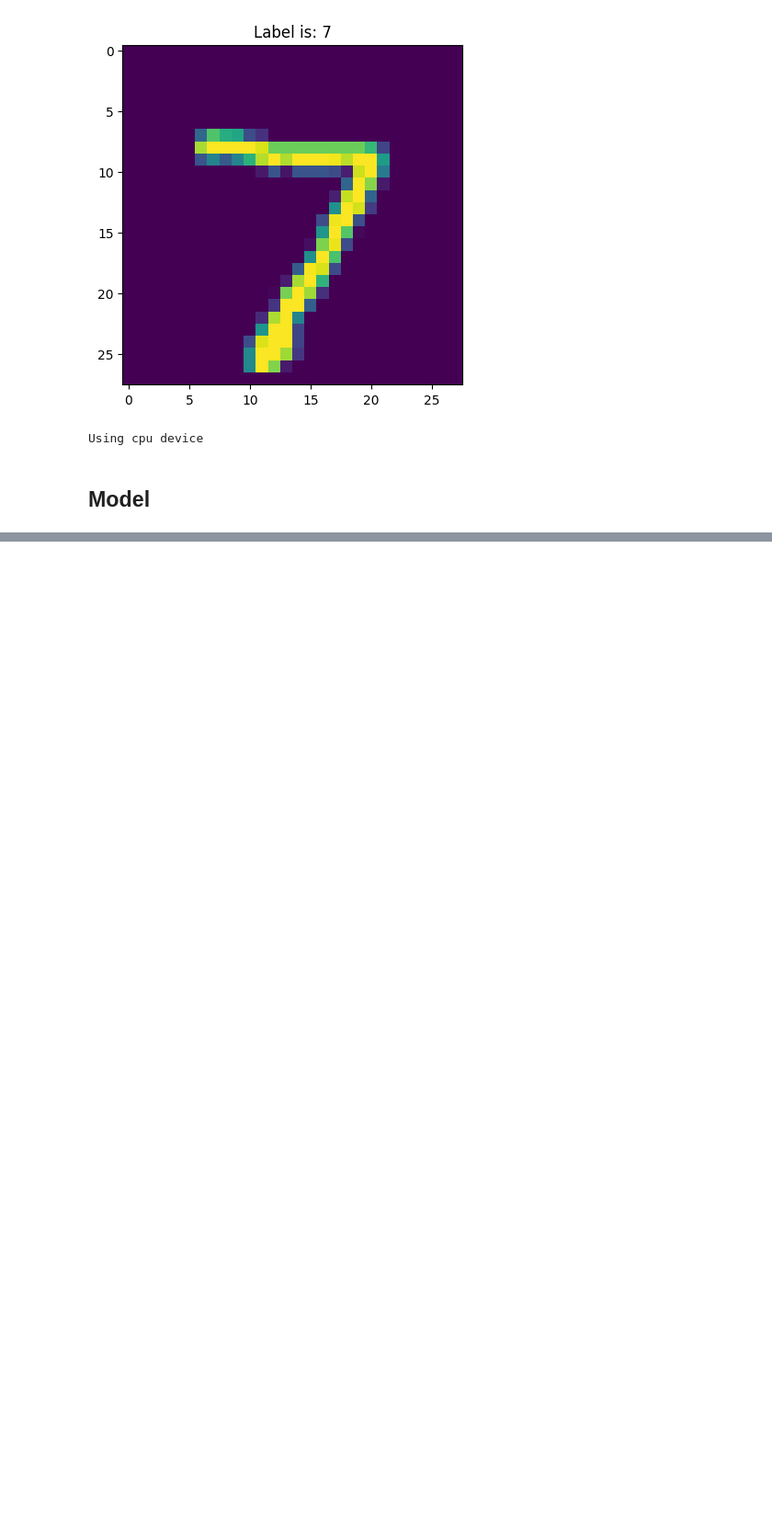
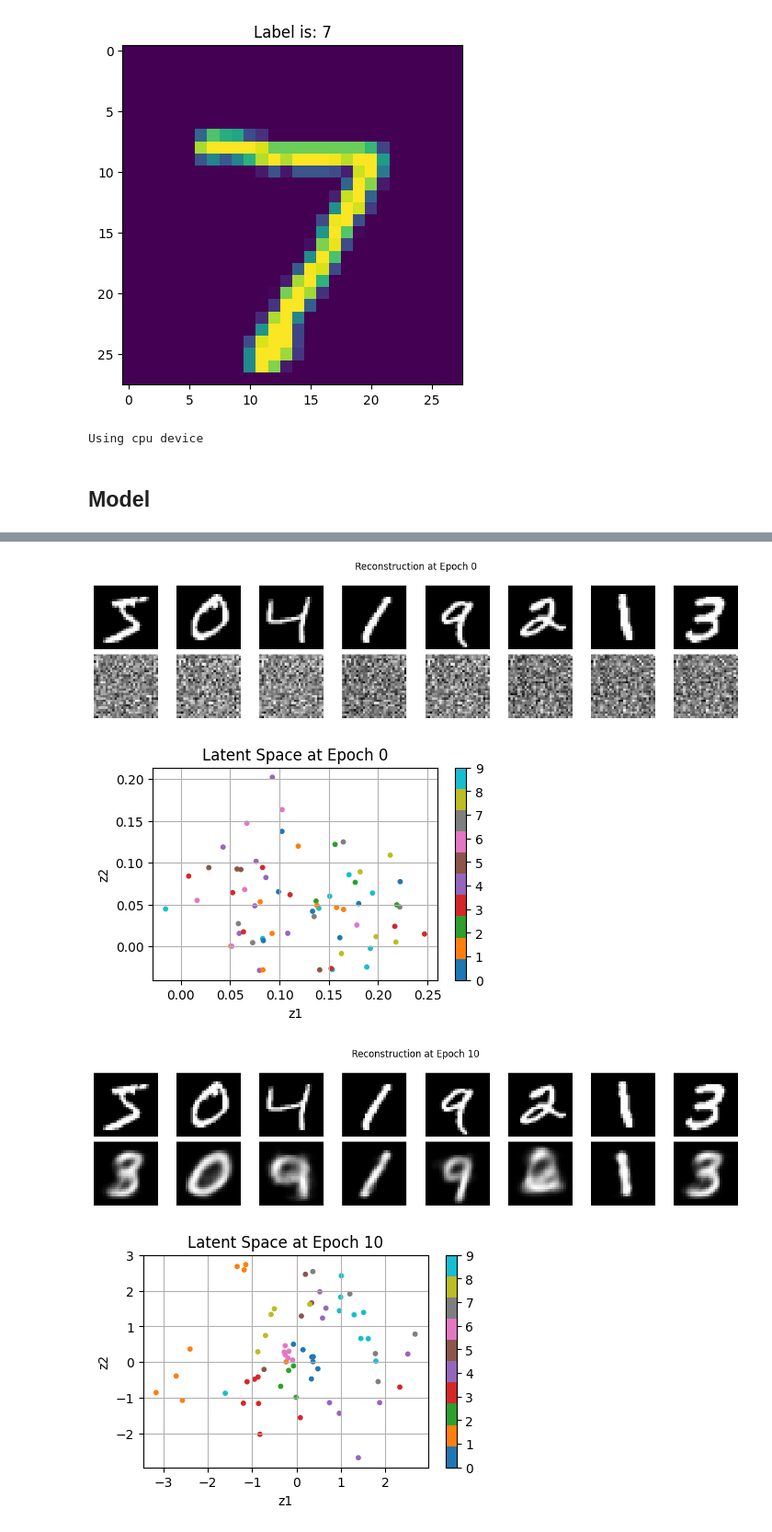
Before and after one commit to efekaanefe/DL-Algorithms-Using-Pytorch, a Jupyter notebook: Variational Autoencoder.ipynb, the cells around one changed output, grey strips where cells are left out. Shown at 92% size. Cells and saved outputs as stored; diff of their text form; code cells hidden in the pictures; blank space fills up the shorter version.

Commit message:
Latent space visualization

```diff
--- a/Variational Autoencoder.ipynb
+++ b/Variational Autoencoder.ipynb
@@ -136,0 +143,57 @@ Epoch 2, Loss: 112.4466
+# %%
+def plot_epoch(epoch):
+    inputs = log_data['epoch_inputs'][epoch]
+    outputs = log_data['epoch_outputs'][epoch]
+    latents = log_data['epoch_latents'][epoch]
+    labels = log_data['epoch_labels'][epoch]
+
+    n = inputs.shape[0]
+
+    # Plot reconstructions
+    fig, axes = plt.subplots(2, n, figsize=(n * 1.5, 3))
+    for i in range(n):
+        axes[0, i].imshow(inputs[i].squeeze().numpy(), cmap='gray')
+        axes[0, i].axis('off')
+        axes[1, i].imshow(outputs[i].view(28, 28).squeeze().numpy(), cmap='gray')
+        axes[1, i].axis('off')
+    axes[0, 0].set_ylabel('Input', fontsize=12)
+    axes[1, 0].set_ylabel('Output', fontsize=12)
+    plt.suptitle(f'Reconstruction at Epoch {epoch}')
+    plt.tight_layout()
+    plt.show()
+
+
+    # Plot latent space
+    if latents.shape[1] == 2:
+        plt.figure(figsize=(5, 3))
+        scatter = plt.scatter(latents[:, 0], latents[:, 1], c=labels, cmap='tab10', s=10)
+        plt.colorbar(scatter, ticks=range(10))
+        plt.title(f'Latent Space at Epoch {epoch}')
+        plt.xlabel('z1')
+        plt.ylabel('z2')
+        plt.grid(True)
+        plt.show()
+
+    # Plot 3D latent space
+    elif latents.shape[1] == 3:
+        fig = plt.figure(figsize=(6, 5))
+        ax = fig.add_subplot(111, projection='3d')
+        scatter = ax.scatter(latents[:, 0], latents[:, 1], latents[:, 2],
+                             c=labels, cmap='tab10', s=10)
+        legend = plt.colorbar(scatter, ticks=range(10))
+        legend.set_label('Class label')
+        ax.set_title(f'3D Latent Space at Epoch {epoch}')
+        ax.set_xlabel('z1')
+        ax.set_ylabel('z2')
+        ax.set_zlabel('z3')
+        plt.tight_layout()
+        plt.show()
+
+
+for epoch in range(0, num_epoch, 10):
+    plot_epoch(epoch)
+# %% [output]
+[figure, added]
+[figure, added]
+[figure, added]
+[figure, added]
```
Also changed, not shown: parts of 3 cells of this notebook.
